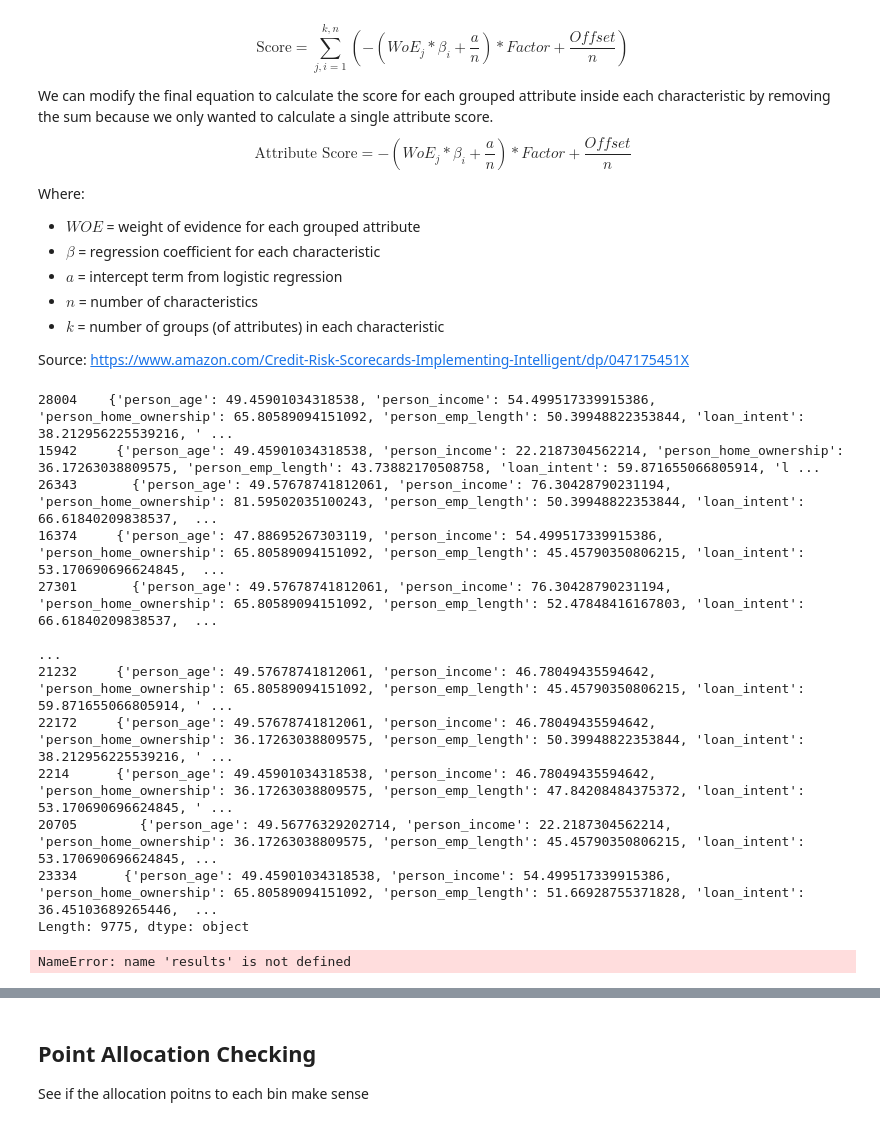
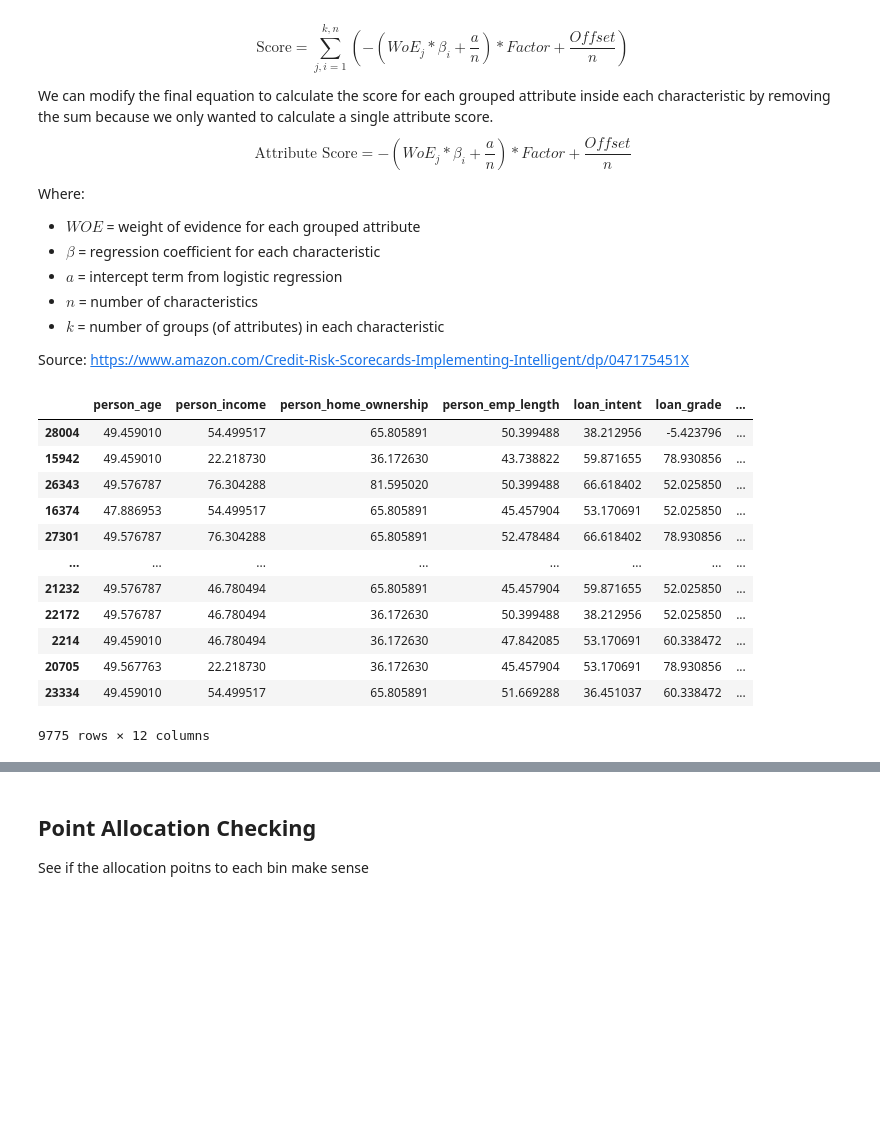
Before and after one commit to marcellinus-witarsah/credit-score-modelling-old, a Jupyter notebook: notebooks/20240611_credit_scorecard_manual.ipynb, the cells around one changed output, grey strips where cells are left out. Cells and saved outputs as stored; diff of their text form; code cells hidden in the pictures; blank space fills up the shorter version.

```diff
--- a/notebooks/20240611_credit_scorecard_manual.ipynb
+++ b/notebooks/20240611_credit_scorecard_manual.ipynb
@@ -939,8 +939,8 @@ class WOELogisticRegression(BaseEstimator):
         y_pred = self.pipeline.predict(X)
         return y_pred
 
-    def predict_proba(self, y):
-        y_pred_proba = self.pipeline.predict_proba(X)[:, -1]
-        return y_test_pred_proba
+    def predict_proba(self, X):
+        y_pred_proba = self.pipeline.predict_proba(X)
+        return y_pred_proba
 # %%
 # Train
@@ -1226,21 +1211,18 @@ class CreditScore:
 # %%
 credit_score = CreditScore(woe_logreg_model.pipeline, 20, 1, 500)
 credit_score.generate_scorecard()
-credit_score.calculate_credit_score(X_test.copy(deep=False), include_details=True)
+credit_score.calculate_credit_score(X_test.copy(deep=False))
 # %% [output]
+|  | person_age | person_income | person_home_ownership | person_emp_length | loan_intent | loan_grade | ... |
+| 28004 | 49.459010 | 54.499517 | 65.805891 | 50.399488 | 38.212956 | -5.423796 | ... |
+| 15942 | 49.459010 | 22.218730 | 36.172630 | 43.738822 | 59.871655 | 78.930856 | ... |
+| 26343 | 49.576787 | 76.304288 | 81.595020 | 50.399488 | 66.618402 | 52.025850 | ... |
+| 16374 | 47.886953 | 54.499517 | 65.805891 | 45.457904 | 53.170691 | 52.025850 | ... |
+| 27301 | 49.576787 | 76.304288 | 65.805891 | 52.478484 | 66.618402 | 78.930856 | ... |
+| ... | ... | ... | ... | ... | ... | ... | ... |
+| 21232 | 49.576787 | 46.780494 | 65.805891 | 45.457904 | 59.871655 | 52.025850 | ... |
+| 22172 | 49.576787 | 46.780494 | 36.172630 | 50.399488 | 38.212956 | 52.025850 | ... |
+| 2214 | 49.459010 | 46.780494 | 36.172630 | 47.842085 | 53.170691 | 60.338472 | ... |
+| 20705 | 49.567763 | 22.218730 | 36.172630 | 45.457904 | 53.170691 | 78.930856 | ... |
+| 23334 | 49.459010 | 54.499517 | 65.805891 | 51.669288 | 36.451037 | 60.338472 | ... |
-28004    {'person_age': 49.45901034318538, 'person_income': 54.499517339915386, 'person_home_ownership': 65.80589094151092, 'person_emp_length': 50.39948822353844, 'loan_intent': 38.212956225539216, ' ...
-15942     {'person_age': 49.45901034318538, 'person_income': 22.2187304562214, 'person_home_ownership': 36.17263038809575, 'person_emp_length': 43.73882170508758, 'loan_intent': 59.871655066805914, 'l ...
-26343       {'person_age': 49.57678741812061, 'person_income': 76.30428790231194, 'person_home_ownership': 81.59502035100243, 'person_emp_length': 50.39948822353844, 'loan_intent': 66.61840209838537,  ...
-16374     {'person_age': 47.88695267303119, 'person_income': 54.499517339915386, 'person_home_ownership': 65.80589094151092, 'person_emp_length': 45.45790350806215, 'loan_intent': 53.170690696624845,  ...
-27301       {'person_age': 49.57678741812061, 'person_income': 76.30428790231194, 'person_home_ownership': 65.80589094151092, 'person_emp_length': 52.47848416167803, 'loan_intent': 66.61840209838537,  ...
-                                                                                                                                                                                                         ...
-21232     {'person_age': 49.57678741812061, 'person_income': 46.78049435594642, 'person_home_ownership': 65.80589094151092, 'person_emp_length': 45.45790350806215, 'loan_intent': 59.871655066805914, ' ...
-22172     {'person_age': 49.57678741812061, 'person_income': 46.78049435594642, 'person_home_ownership': 36.17263038809575, 'person_emp_length': 50.39948822353844, 'loan_intent': 38.212956225539216, ' ...
-2214      {'person_age': 49.45901034318538, 'person_income': 46.78049435594642, 'person_home_ownership': 36.17263038809575, 'person_emp_length': 47.84208484375372, 'loan_intent': 53.170690696624845, ' ...
-20705        {'person_age': 49.56776329202714, 'person_income': 22.2187304562214, 'person_home_ownership': 36.17263038809575, 'person_emp_length': 45.45790350806215, 'loan_intent': 53.170690696624845, ...
-23334      {'person_age': 49.45901034318538, 'person_income': 54.499517339915386, 'person_home_ownership': 65.80589094151092, 'person_emp_length': 51.66928755371828, 'loan_intent': 36.45103689265446,  ...
-Length: 9775, dtype: object
+9775 rows × 12 columns
-# %%
-results
-# %% [output]
-NameError: name 'results' is not defined
```
Also changed, not shown: parts of 27 cells of this notebook, 1 other file.
